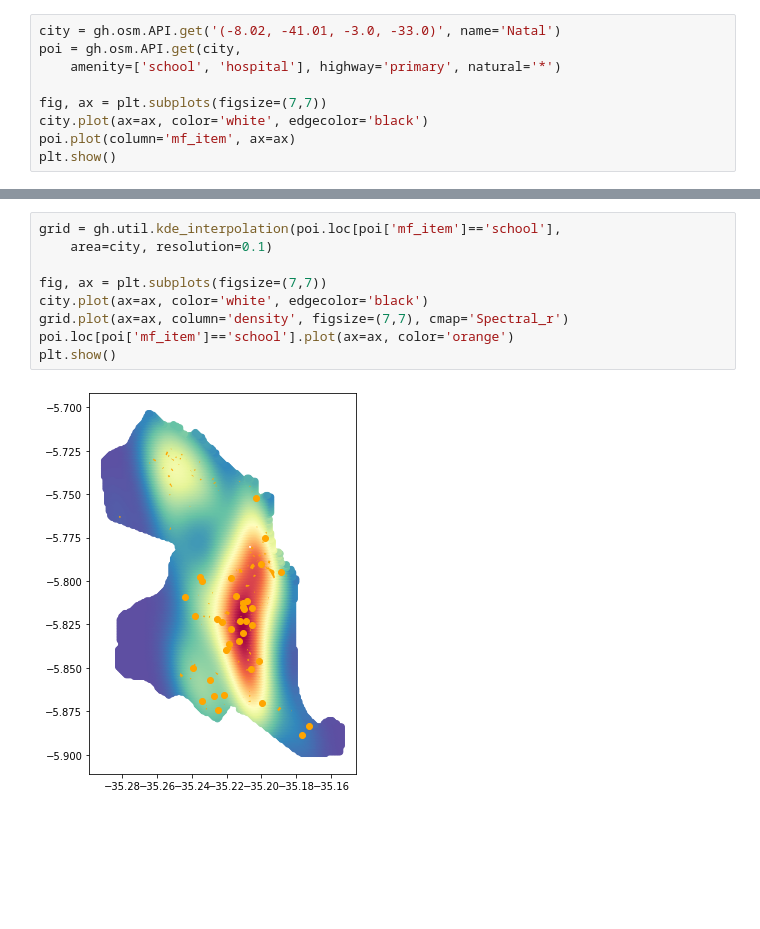
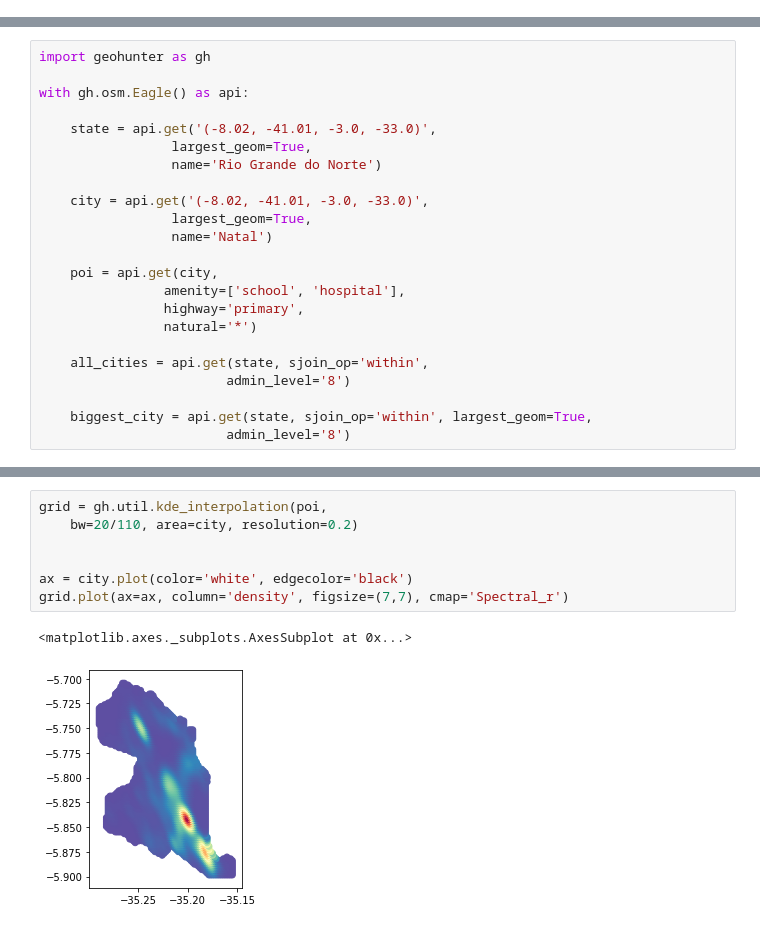
Before and after one commit to adaj/geohunter, a Jupyter notebook: examples/natal.ipynb, the cells around one changed output, grey strips where cells are left out. Saved outputs shown, nothing was run; the diff lists cells and outputs as text; blank space fills up the shorter version.

Commit message:
add eagle and tests

```diff
--- a/examples/natal.ipynb
+++ b/examples/natal.ipynb
@@ -4,9 +0,0 @@ import geohunter as gh
-# %%
-city = gh.osm.API.get('(-8.02, -41.01, -3.0, -33.0)', name='Natal')
-poi = gh.osm.API.get(city,
-    amenity=['school', 'hospital'], highway='primary', natural='*')
-
-fig, ax = plt.subplots(figsize=(7,7))
-city.plot(ax=ax, color='white', edgecolor='black')
-poi.plot(column='mf_item', ax=ax)
-plt.show()
@@ -14,0 +1,23 @@ plt.show()
+# %%
+import geohunter as gh
+
+with gh.osm.Eagle() as api:
+
+    state = api.get('(-8.02, -41.01, -3.0, -33.0)',
+                 largest_geom=True,
+                 name='Rio Grande do Norte')
+
+    city = api.get('(-8.02, -41.01, -3.0, -33.0)',
+                 largest_geom=True,
+                 name='Natal')
+
+    poi = api.get(city,
+                amenity=['school', 'hospital'],
+                highway='primary',
+                natural='*')
+
+    all_cities = api.get(state, sjoin_op='within',
+                        admin_level='8')
+
+    biggest_city = api.get(state, sjoin_op='within', largest_geom=True,
+                        admin_level='8')
@@ -15,11 +61,10 @@ plt.show()
 # %%
-grid = gh.util.kde_interpolation(poi.loc[poi['mf_item']=='school'],
-    area=city, resolution=0.1)
+grid = gh.util.kde_interpolation(poi,
+    bw=20/110, area=city, resolution=0.2)
 
-fig, ax = plt.subplots(figsize=(7,7))
-city.plot(ax=ax, color='white', edgecolor='black')
+
+ax = city.plot(color='white', edgecolor='black')
 grid.plot(ax=ax, column='density', figsize=(7,7), cmap='Spectral_r')
-poi.loc[poi['mf_item']=='school'].plot(ax=ax, color='orange')
-plt.show()
 # %% [output]
+<matplotlib.axes._subplots.AxesSubplot at 0x...>
-[figure, old version]
+[figure, new version]
```
Also changed, not shown: parts of 6 cells of this notebook, 4 other files.
